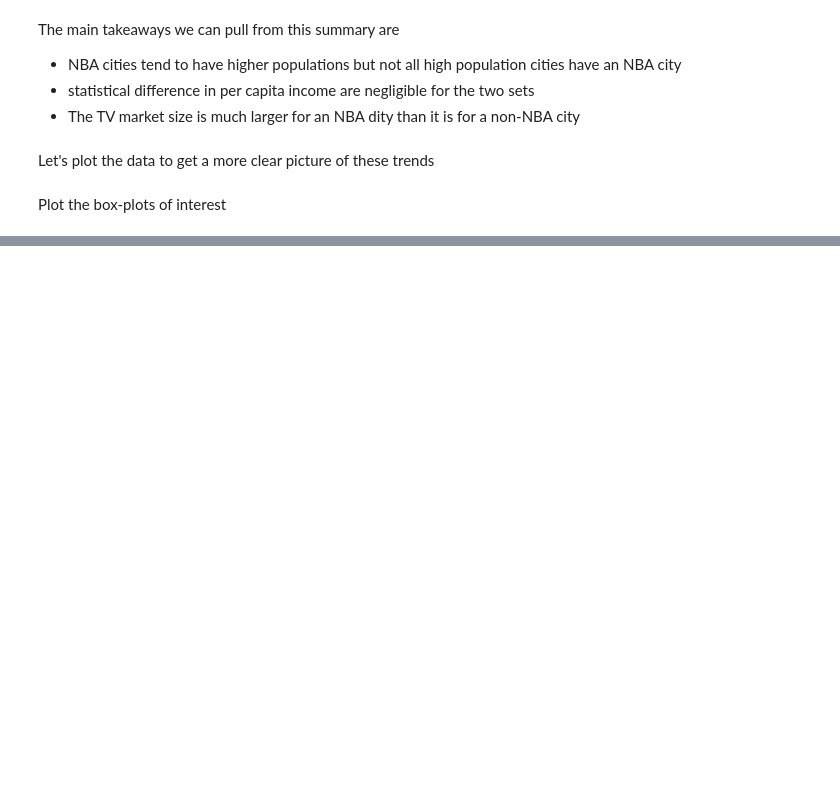
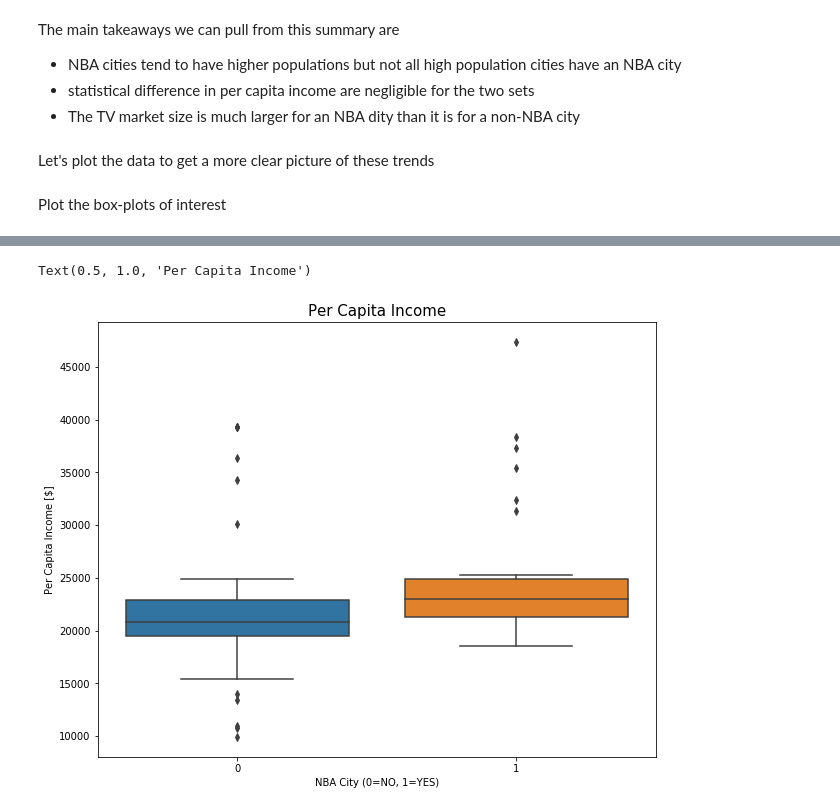
Before and after one commit to dchaas/Coursera_Capstone, a Jupyter notebook: Find_the_next_NBA_City.ipynb, the cells around one changed output, grey strips where cells are left out. Cells and saved outputs as stored; diff of their text form; code cells hidden in the pictures; blank space fills up the shorter version.

```diff
--- a/Find_the_next_NBA_City.ipynb
+++ b/Find_the_next_NBA_City.ipynb
@@ -898,6 +979,11 @@ ax.set_xlabel('NBA City (0=NO, 1=YES)')
 # %%
+plt.figure(figsize=(10,8))
 ax = sns.boxplot(x='NBA',y='PCI', data=df_cities)
 ax.set_ylabel('Per Capita Income [$]')
 ax.set_xlabel('NBA City (0=NO, 1=YES)')
+ax.set_title('Per Capita Income', size=15)
+# %% [output]
+Text(0.5, 1.0, 'Per Capita Income')
+[figure, added]
 # %%
 # Now let's plot the TV Market vs city data, colored by NBA city
```
Also changed, not shown: parts of 50 cells of this notebook, 1 other file.
